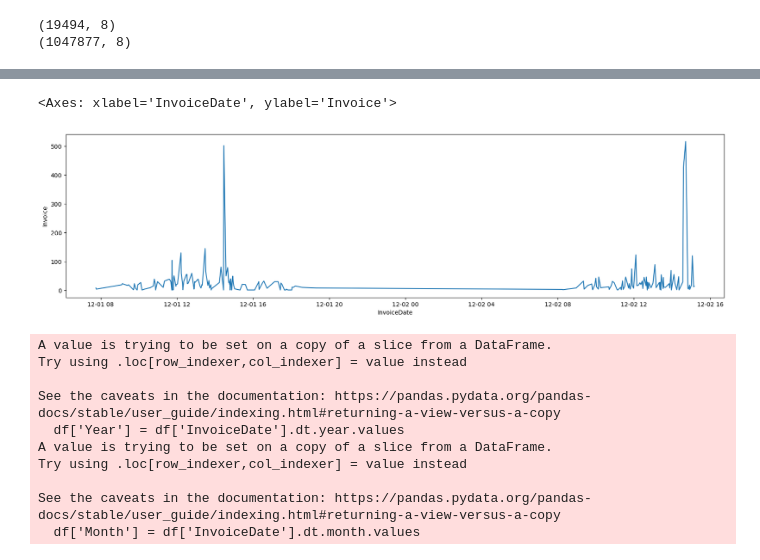
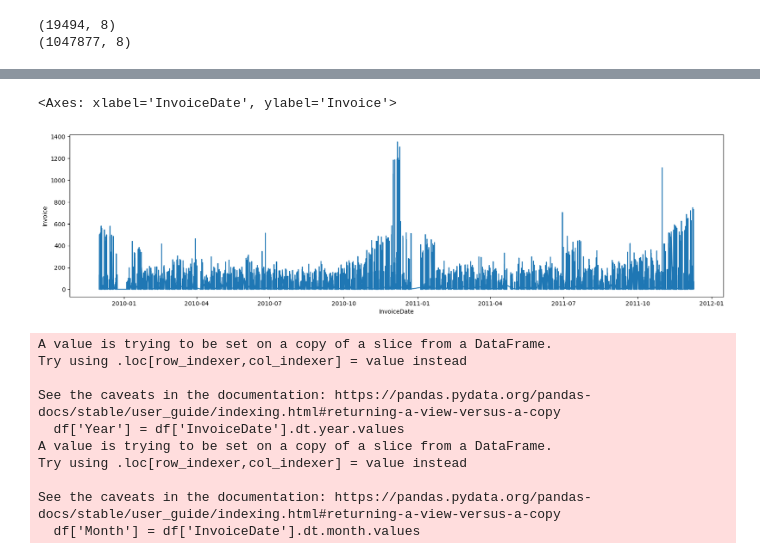
Before and after one commit to Hoomaaan/Retail-Store-Challenge, a Jupyter notebook: main.ipynb, the cells around one changed output, grey strips where cells are left out. Drawn from its saved outputs; the diff is of its cells as text; code cells hidden in the pictures.

```diff
--- a/main.ipynb
+++ b/main.ipynb
@@ -104,10 +104,10 @@ df.head()
 | 4 | 489434 | 21232 | STRAWBERRY CERAMIC TRINKET BOX | 24 | 2009-12-01 07:45:00 | 1.25 | 13085.0 | United Kingdom |
 # %%
 plt.figure(figsize=(20,5))
-sns.lineplot(df.groupby('InvoiceDate').count().iloc[:200, :].reset_index(), x='InvoiceDate', y='Invoice')
+sns.lineplot(df.groupby('InvoiceDate').count().reset_index(), x='InvoiceDate', y='Invoice')
 # %% [output]
 <Axes: xlabel='InvoiceDate', ylabel='Invoice'>
-[figure, old version]
+[figure, new version]
 # %%
 df['Year'] = df['InvoiceDate'].dt.year.values
 df['Month'] = df['InvoiceDate'].dt.month.values
```
Also changed, not shown: parts of 17 cells of this notebook.
